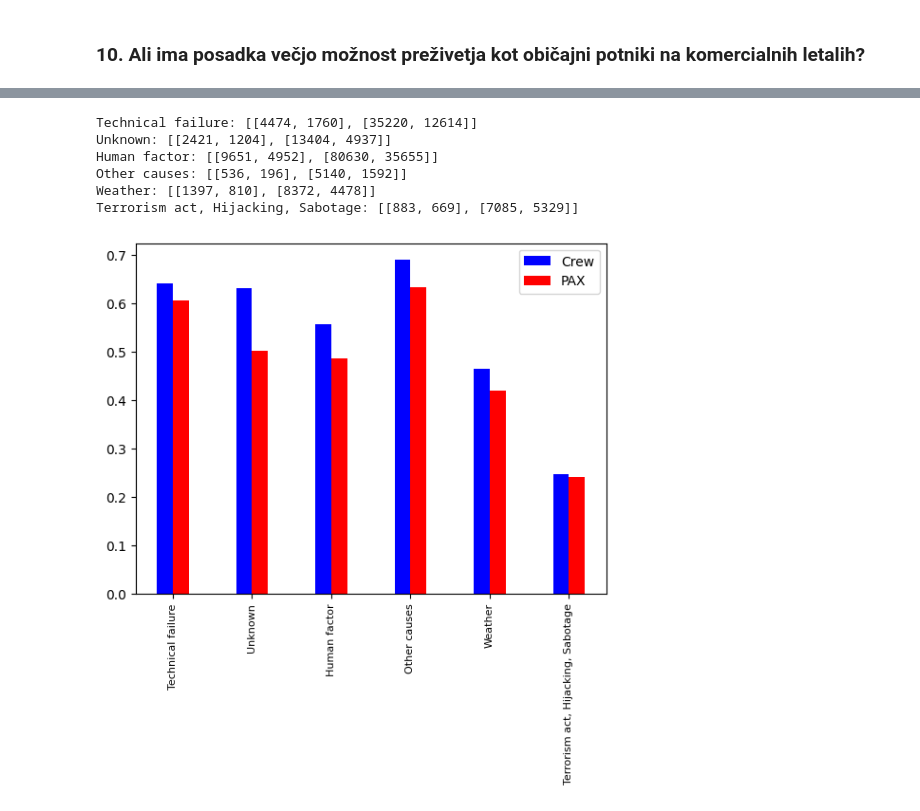
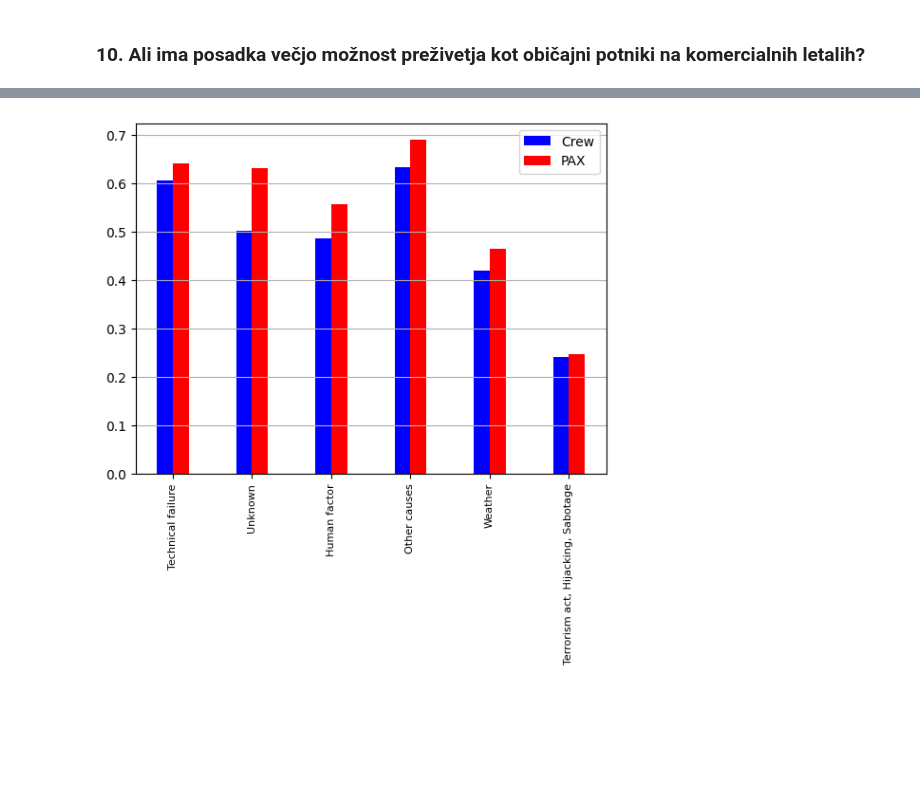
Before and after one commit to NikUlj/PR24NUJRSLSTKKM, a Jupyter notebook: PR24NUJRSLSTKKM.ipynb, the cells around one changed output, grey strips where cells are left out. Cells and saved outputs as stored; diff of their text form; code cells hidden in the pictures; blank space fills up the shorter version.

```diff
--- a/PR24NUJRSLSTKKM.ipynb
+++ b/PR24NUJRSLSTKKM.ipynb
@@ -904,43 +896,38 @@ Crew            PAX             Other
 # %%
 #survivors procentualno na komecialnih letih po razlogu
 
 reader = csv.DictReader(open(PlaneCrashes, 'rt', encoding='utf-8'))
 survivors = {}
 for row in reader:
     if(row['Flight type'] == 'Scheduled Revenue Flight'):
         cause = row['Crash cause']
         if cause.strip():
             if(cause not in survivors):
                 survivors[cause] = [[0, 0], [0, 0]]
             survivalcrew = [row['Crew on board'], row['Crew fatalities']]
             survivalpax = [row['Pax on board'], row['PAX fatalities']]
             survivors[cause][0][0] += int(survivalcrew[0] or 0)
             survivors[cause][0][1] += int(survivalcrew[1] or 0)
             survivors[cause][1][0] += int(survivalpax[0] or 0)
             survivors[cause][1][1] += int(survivalpax[1] or 0)
 
 x_axis = np.arange(len(survivors))
 x = []
 y = []
 for i in survivors:
+    """
     print(i, end=': ')
-    print(survivors[i])
+    print(survivors[i])"""
     x.append(1 - (survivors[i][0][1] / survivors[i][0][0]))
     y.append(1 - (survivors[i][1][1] / survivors[i][1][0]))
 
-plt.bar(x_axis - 0.1, y, 0.2, color='b', label='Crew')
-plt.bar(x_axis + 0.1, x, 0.2, color='r', label='PAX')
+plt.bar(x_axis - 0.1, x, 0.2, color='b', label='Crew')
+plt.bar(x_axis + 0.1, y, 0.2, color='r', label='PAX')
 plt.xticks(x_axis, survivors, rotation=90)
 plt.legend()
-plt.show()
+plt.grid(True, axis='y')
 # %% [output]
-Technical failure: [[4474, 1760], [35220, 12614]]
-Unknown: [[2421, 1204], [13404, 4937]]
-Human factor: [[9651, 4952], [80630, 35655]]
-Other causes: [[536, 196], [5140, 1592]]
-Weather: [[1397, 810], [8372, 4478]]
-Terrorism act, Hijacking, Sabotage: [[883, 669], [7085, 5329]]
-[figure, old version]
+[figure, new version]
 # %%
 #survivors procentualno na komecialnih letih po lokaciji
 
```
Also changed, not shown: parts of 6 cells of this notebook.
